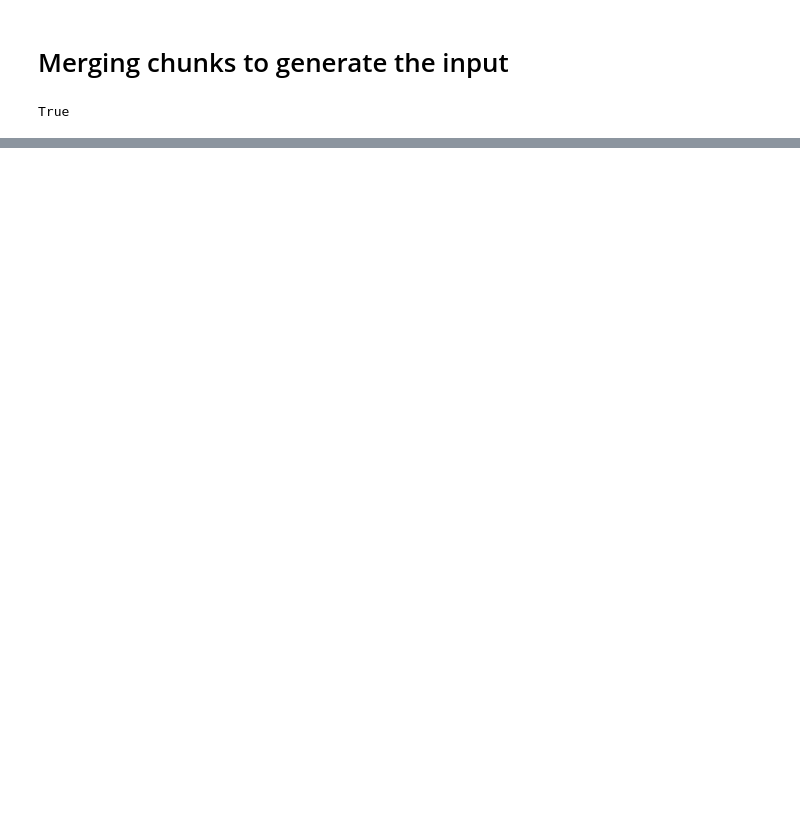
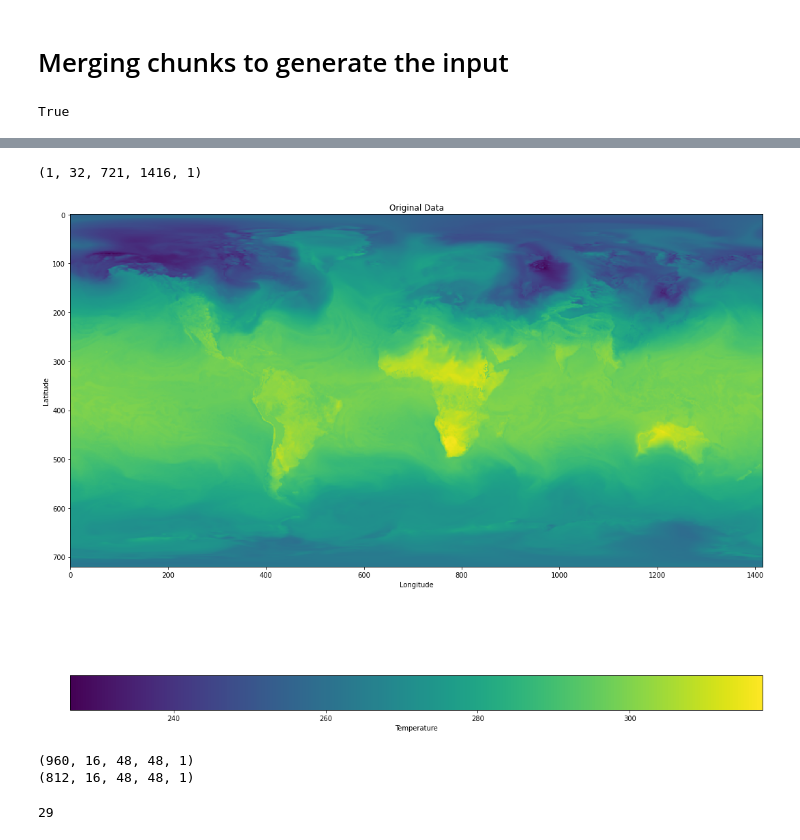
Before and after one commit to SilkeDH/lossy-ml, a Jupyter notebook: notebooks/Chunking_data.ipynb, the cells around one changed output, grey strips where cells are left out. Cells and saved outputs as stored; diff of their text form; code cells hidden in the pictures; blank space fills up the shorter version.

```diff
--- a/notebooks/Chunking_data.ipynb
+++ b/notebooks/Chunking_data.ipynb
@@ -127,0 +154,7 @@ True
+# %%
+data_o = data_r[:, :, :, int(48/2):]
+print(data_o.shape)
+single_plot(data_o, 0, "Original Data", "Temperature", data_r[0,0].min(), data_r[0,0].max())
+# %% [output]
+(1, 32, 721, 1416, 1)
+[figure, added]
@@ -127,0 +257,11 @@ True
+# %%
+res = chunk_data(data, (16, 48, 48))
+print(res.shape)
+res2 = chunk_data2(data[:, int(48/2):,int(48/2):,:], (16, 48, 48))
+print(res2.shape)
+
+out = merge_data(res, data.shape)
+out2 = merge_data2(res2, data[:, int(48/2):,int(48/2):,:].shape)
+# %% [output]
+(960, 16, 48, 48, 1)
+(812, 16, 48, 48, 1)
@@ -127,0 +293,4 @@ True
+# %%
+out_a = apply_patches(out, out2, data.shape)
+# %% [output]
+29
```
Also changed, not shown: parts of 11 cells of this notebook, 38 other files.
